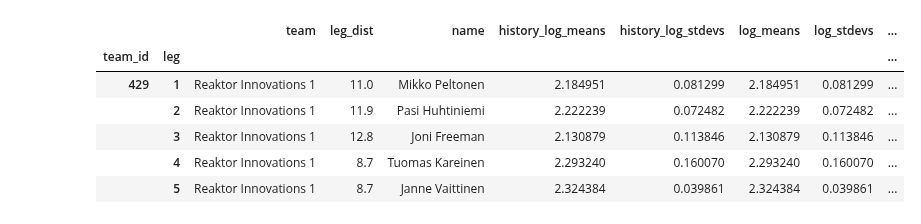
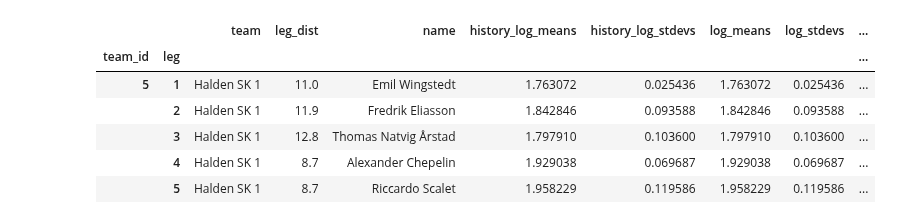
Before and after one commit to dins/jukola-xml-model, a Jupyter notebook: 2018-lognormal-estimates.ipynb, the cells around one changed output. Drawn from its saved outputs; the diff is of its cells as text; code cells hidden in the pictures.

```diff
--- a/2018-lognormal-estimates.ipynb
+++ b/2018-lognormal-estimates.ipynb
@@ -77,7 +77,7 @@ def get_estimate_params(running_order_row):
     log_stdevs = history_row.log_stdevs.values[0]
     return pd.Series({"history_log_means": log_means, "history_log_stdevs": log_stdevs})
 
-order18 = order18[order18['team'].str.contains("Reak") | order18['team'].str.contains("Puskasil") | order18['team'].str.contains("aukat")]
+#order18 = order18[order18['team'].str.contains("Reak") | order18['team'].str.contains("Puskasil") | order18['team'].str.contains("Rastihaukat")]
 estimate_params = order18.apply(lambda row: get_estimate_params(row), axis=1)
 order18 = order18.assign(history_log_means = estimate_params.history_log_means)
 order18 = order18.assign(history_log_stdevs = estimate_params.history_log_stdevs)
@@ -130,0 +131,5 @@ by_teams.head()
+# %%
+# remove teams missing some runners
+print(len(by_teams))
+by_teams = by_teams[np.isfinite(by_teams.log_means[1]) & np.isfinite(by_teams.log_means[2]) & np.isfinite(by_teams.log_means[3]) & np.isfinite(by_teams.log_means[4]) & np.isfinite(by_teams.log_means[5]) & np.isfinite(by_teams.log_means[6]) & np.isfinite(by_teams.log_means[7])]
+print(len(by_teams))
@@ -132,6 +140,9 @@ by_teams.head()
 def simulate_relay_estimates(row):
     samples = pd.DataFrame()
     for i in range(1,8):
+        if np.isnan(row["log_means"][i]):
+            print(row["log_means"])
+            print(row["name"])
         samples[i] = row["leg_dist"][i] * lognorm.rvs(s = row["log_stdevs"][i], scale = np.exp(row["log_means"][i]), size = 10000)
 
     samples_sums = pd.DataFrame()
@@ -223,2 +240,5 @@ Name: fint_median_1, dtype: datetime64[ns]
 # %%
+# Sort teams by estimated total time
+estimates = estimates.sort_values("fin_median_7")
+
 estimates.to_csv('data/team_estimates_ju2018.tsv', sep="\t")
@@ -236,17 +271,16 @@ estimates[[f"{field_prefix}_{leg}" for leg in range(1,8) for field_prefix in ["n
 # %%
-first_names = list(filter(lambda c: "_1" in c,estimates.columns.values))
-column_base_names = list(map(lambda c: c[:-2], first_names))
+leg_1_cols = list(filter(lambda c: "_1" in c,estimates.columns.values))
+column_base_names = list(map(lambda c: c[:-2], leg_1_cols))
 runner_estimates = pd.wide_to_long(estimates.reset_index(), stubnames=column_base_names, i ="team_id", j="leg", sep = "_").sort_values(by=['team_id', 'leg'])
 runner_estimates = runner_estimates.drop(['team_base_name', 'estimated_log_means', 'estimated_log_stdevs'], axis=1)
-#column_base_names
 runner_estimates.head()
 # %% [output]
 |  |  | team | leg_dist | name | history_log_means | history_log_stdevs | log_means | log_stdevs | ... |
 | team_id | leg |  |  |  |  |  |  |  | ... |
-| 429 | 1 | Reaktor Innovations 1 | 11.0 | Mikko Peltonen | 2.184951 | 0.081299 | 2.184951 | 0.081299 | ... |
-|  | 2 | Reaktor Innovations 1 | 11.9 | Pasi Huhtiniemi | 2.222239 | 0.072482 | 2.222239 | 0.072482 | ... |
-|  | 3 | Reaktor Innovations 1 | 12.8 | Joni Freeman | 2.130879 | 0.113846 | 2.130879 | 0.113846 | ... |
-|  | 4 | Reaktor Innovations 1 | 8.7 | Tuomas Kareinen | 2.293240 | 0.160070 | 2.293240 | 0.160070 | ... |
-|  | 5 | Reaktor Innovations 1 | 8.7 | Janne Vaittinen | 2.324384 | 0.039861 | 2.324384 | 0.039861 | ... |
+| 5 | 1 | Halden SK 1 | 11.0 | Emil Wingstedt | 1.763072 | 0.025436 | 1.763072 | 0.025436 | ... |
+|  | 2 | Halden SK 1 | 11.9 | Fredrik Eliasson | 1.842846 | 0.093588 | 1.842846 | 0.093588 | ... |
+|  | 3 | Halden SK 1 | 12.8 | Thomas Natvig Årstad | 1.797910 | 0.103600 | 1.797910 | 0.103600 | ... |
+|  | 4 | Halden SK 1 | 8.7 | Alexander Chepelin | 1.929038 | 0.069687 | 1.929038 | 0.069687 | ... |
+|  | 5 | Halden SK 1 | 8.7 | Riccardo Scalet | 1.958229 | 0.119586 | 1.958229 | 0.119586 | ... |
 # %%
 runner_estimates.to_csv('data/runner_estimates_ju2018.tsv', sep="\t")
```
Also changed, not shown: parts of 17 cells of this notebook.
